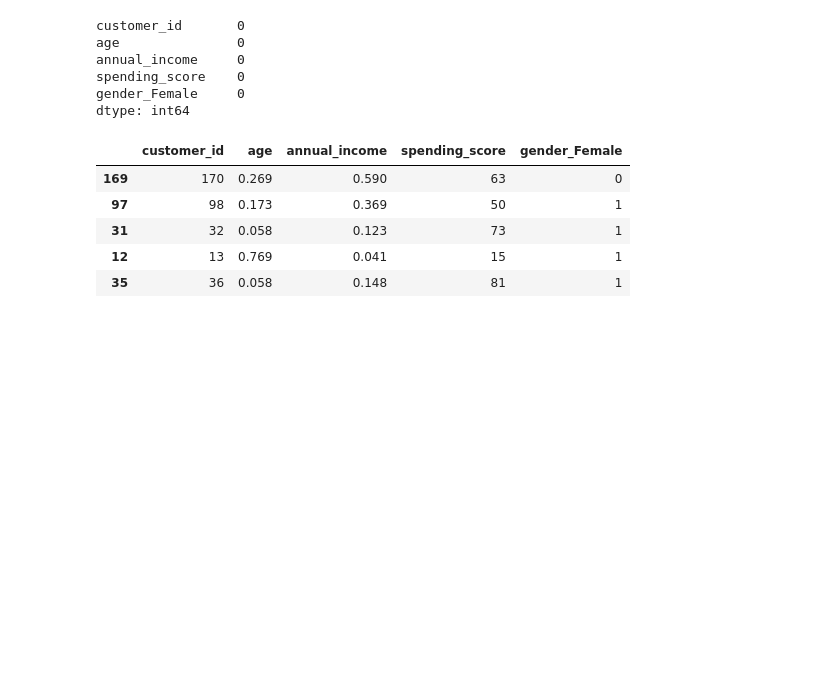
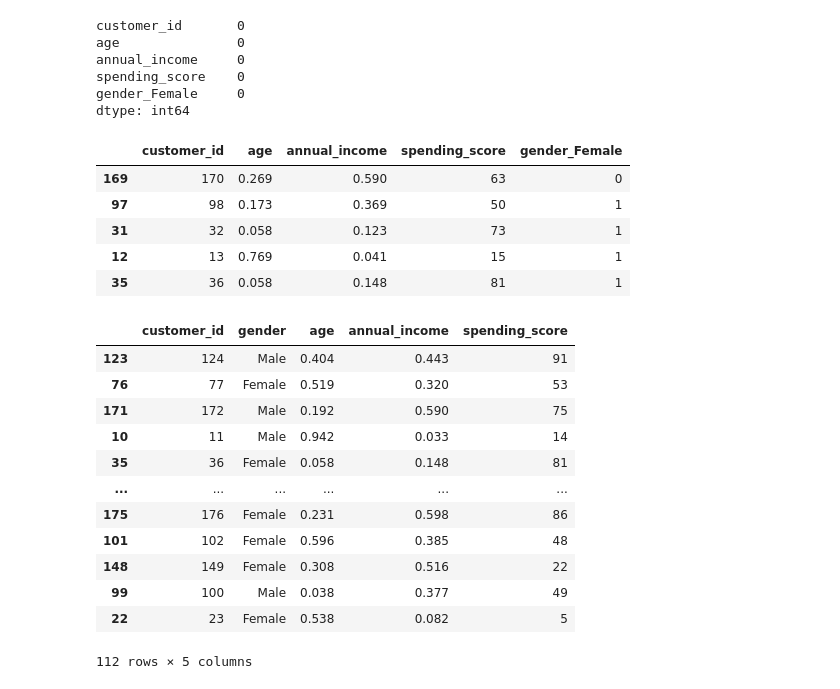
Before and after one commit to Yvette-Ibarra/clustering-exercises, a Jupyter notebook: Zillow.ipynb, the cells around one changed output. Drawn from its saved outputs; the diff is of its cells as text; code cells hidden in the pictures; blank space fills up the shorter version.

Commit message:
create functions for mall section

```diff
--- a/Zillow.ipynb
+++ b/Zillow.ipynb
@@ -400,6 +400,17 @@ mall_df
 | 198 | 199 | Male | 32 | 137 | 18 |
 | 199 | 200 | Male | 30 | 137 | 83 |
 200 rows × 5 columns
+# %%
+def get_mall_df():
+    mall_query = '''
+    SELECT *
+    FROM customers
+    '''
+    mall_df = pd.read_sql(mall_query, env.get_db_url('mall_customers'))
+
+    return mall_df
+# %%
+mall_df = get_mall_df()
 # %%
 ## 2.
 mall_df.describe().T
@@ -538,3 +588,29 @@ mall_train.head()
 | 31 | 32 | 0.058 | 0.123 | 73 | 1 |
 | 12 | 13 | 0.769 | 0.041 | 15 | 1 |
 | 35 | 36 | 0.058 | 0.148 | 81 | 1 |
+# %%
+def mall_scaler(df):
+    '''mall_scaler takes a mall dataframe and scales columns age, annual_income
+    returns data frame'''
+
+    mms = MinMaxScaler()
+
+    df[['age', 'annual_income']] = mms.fit_transform(df[['age', 'annual_income']])
+
+    return df
+# %%
+mall_scaler(train)
+# %% [output]
+|  | customer_id | gender | age | annual_income | spending_score |
+| 123 | 124 | Male | 0.404 | 0.443 | 91 |
+| 76 | 77 | Female | 0.519 | 0.320 | 53 |
+| 171 | 172 | Male | 0.192 | 0.590 | 75 |
+| 10 | 11 | Male | 0.942 | 0.033 | 14 |
+| 35 | 36 | Female | 0.058 | 0.148 | 81 |
+| ... | ... | ... | ... | ... | ... |
+| 175 | 176 | Female | 0.231 | 0.598 | 86 |
+| 101 | 102 | Female | 0.596 | 0.385 | 48 |
+| 148 | 149 | Female | 0.308 | 0.516 | 22 |
+| 99 | 100 | Male | 0.038 | 0.377 | 49 |
+| 22 | 23 | Female | 0.538 | 0.082 | 5 |
+112 rows × 5 columns
```
Also changed, not shown: parts of 11 cells of this notebook, 1 other file.
